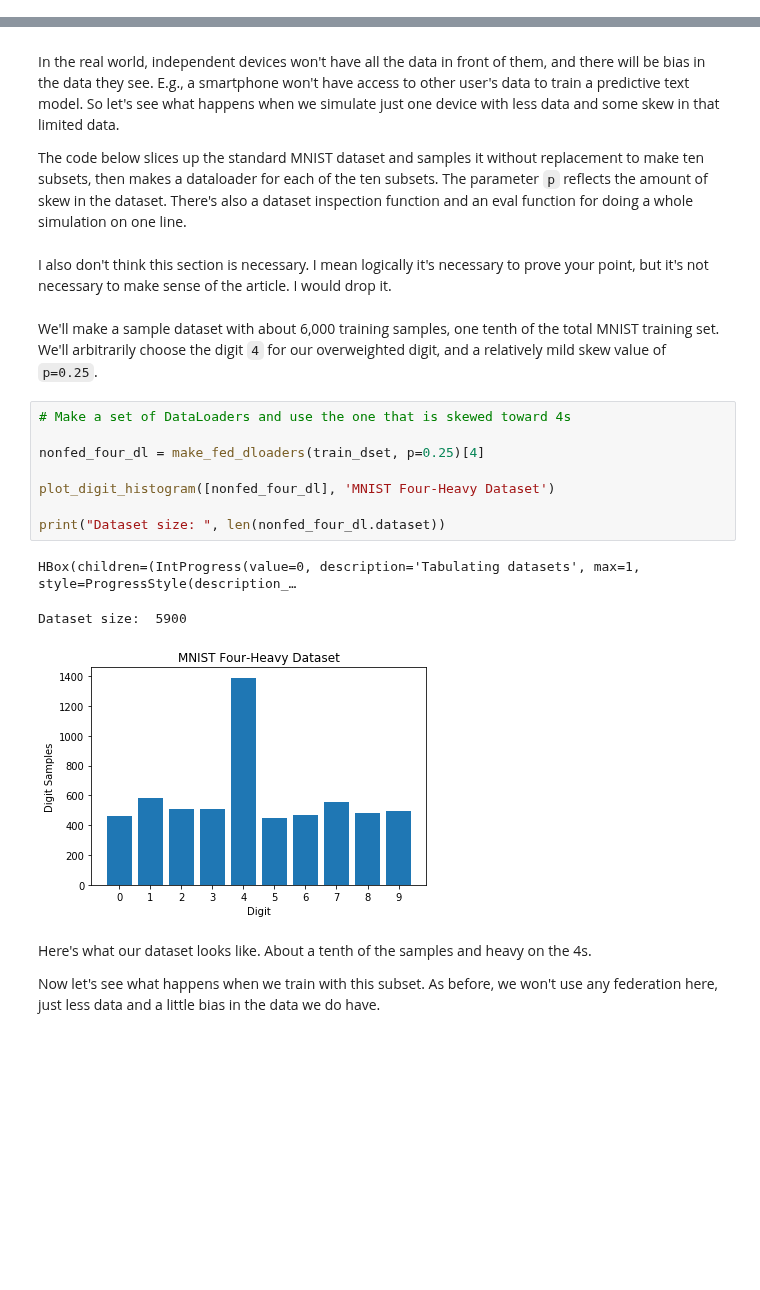
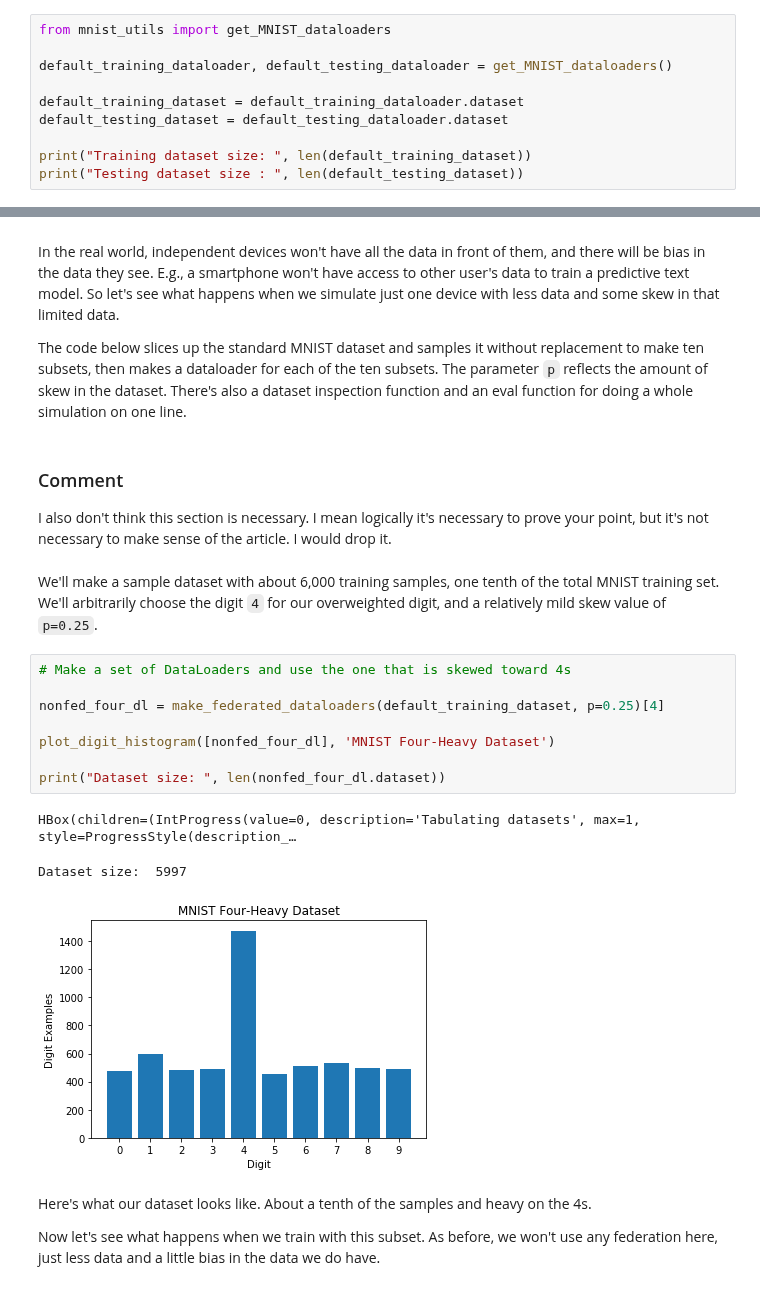
Before and after one commit to rmicallef/bfpytorch, a Jupyter notebook: MNIST-Fed-Part1.ipynb, the cells around one changed output, grey strips where cells are left out. Drawn from its saved outputs; the diff is of its cells as text; blank space fills up the shorter version.

```diff
--- a/MNIST-Fed-Part1.ipynb
+++ b/MNIST-Fed-Part1.ipynb
@@ -427,0 +30,10 @@ Non-Federated Full Dataset manager stopped: met accuracy target of 98.00% after
+# %%
+from mnist_utils import get_MNIST_dataloaders
+
+default_training_dataloader, default_testing_dataloader = get_MNIST_dataloaders()
+
+default_training_dataset = default_training_dataloader.dataset
+default_testing_dataset = default_testing_dataloader.dataset
+
+print("Training dataset size: ", len(default_training_dataset))
+print("Testing dataset size : ", len(default_testing_dataset))
@@ -571,21 +259,22 @@ In the real world, independent devices won't have all the data in front of them,
 
 The code below slices up the standard MNIST dataset and samples it without replacement to make ten subsets, then makes a dataloader for each of the ten subsets. The parameter `p` reflects the amount of skew in the dataset. There's also a dataset inspection function and an eval function for doing a whole simulation on one line.
 # %% [markdown]
+### Comment
 I also don't think this section is necessary. I mean logically it's necessary to prove your point, but it's not necessary to make sense of the article. I would drop it.
 # %% [markdown]
 We'll make a sample dataset with about 6,000 training samples, one tenth of the total MNIST training set. We'll arbitrarily choose the digit `4` for our overweighted digit, and a relatively mild skew value of `p=0.25`.
 # %%
 # Make a set of DataLoaders and use the one that is skewed toward 4s
 
-nonfed_four_dl = make_fed_dloaders(train_dset, p=0.25)[4]
+nonfed_four_dl = make_federated_dataloaders(default_training_dataset, p=0.25)[4]
 
 plot_digit_histogram([nonfed_four_dl], 'MNIST Four-Heavy Dataset')
 
 print("Dataset size: ", len(nonfed_four_dl.dataset))
 # %% [output]
 HBox(children=(IntProgress(value=0, description='Tabulating datasets', max=1, style=ProgressStyle(description_…
-Dataset size:  5900
+Dataset size:  5997
-[figure, old version]
+[figure, new version]
 # %% [markdown]
 Here's what our dataset looks like. About a tenth of the samples and heavy on the 4s.
 
```
Also changed, not shown: parts of 81 cells of this notebook, 6 other files.
